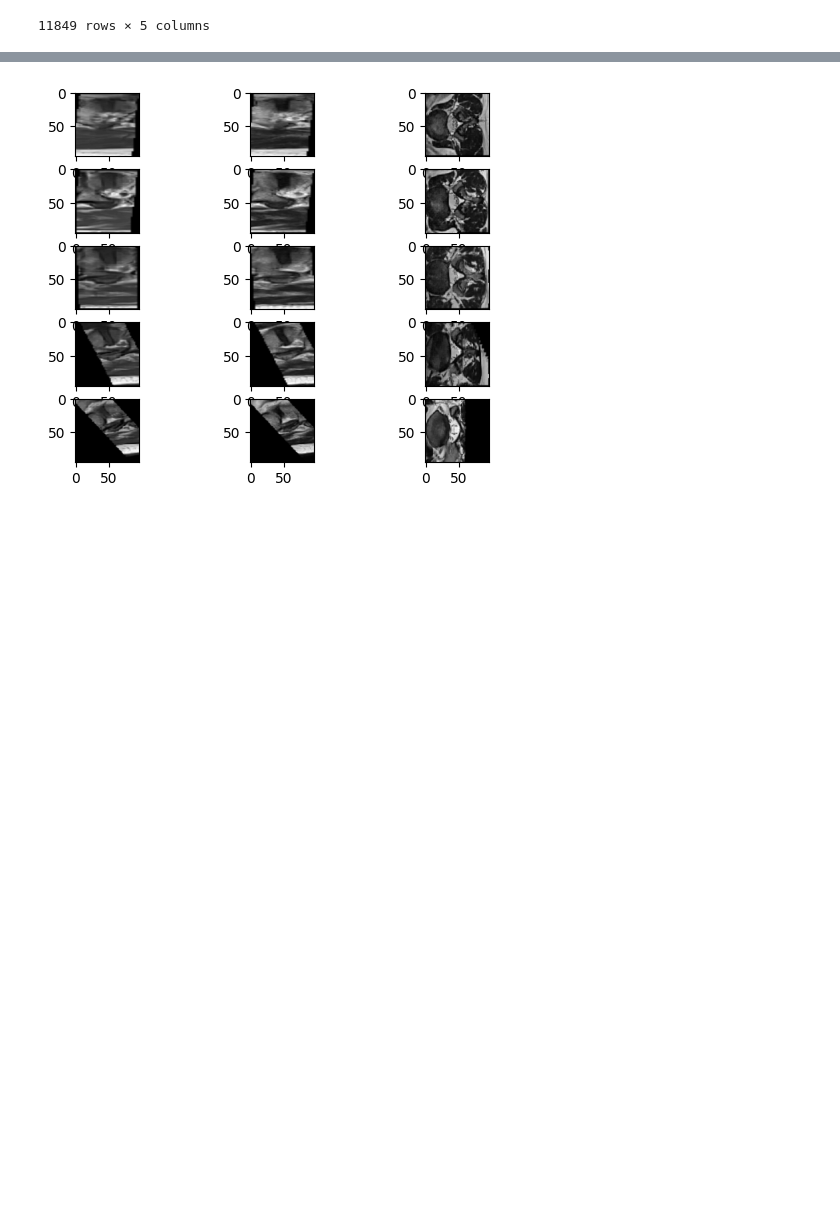
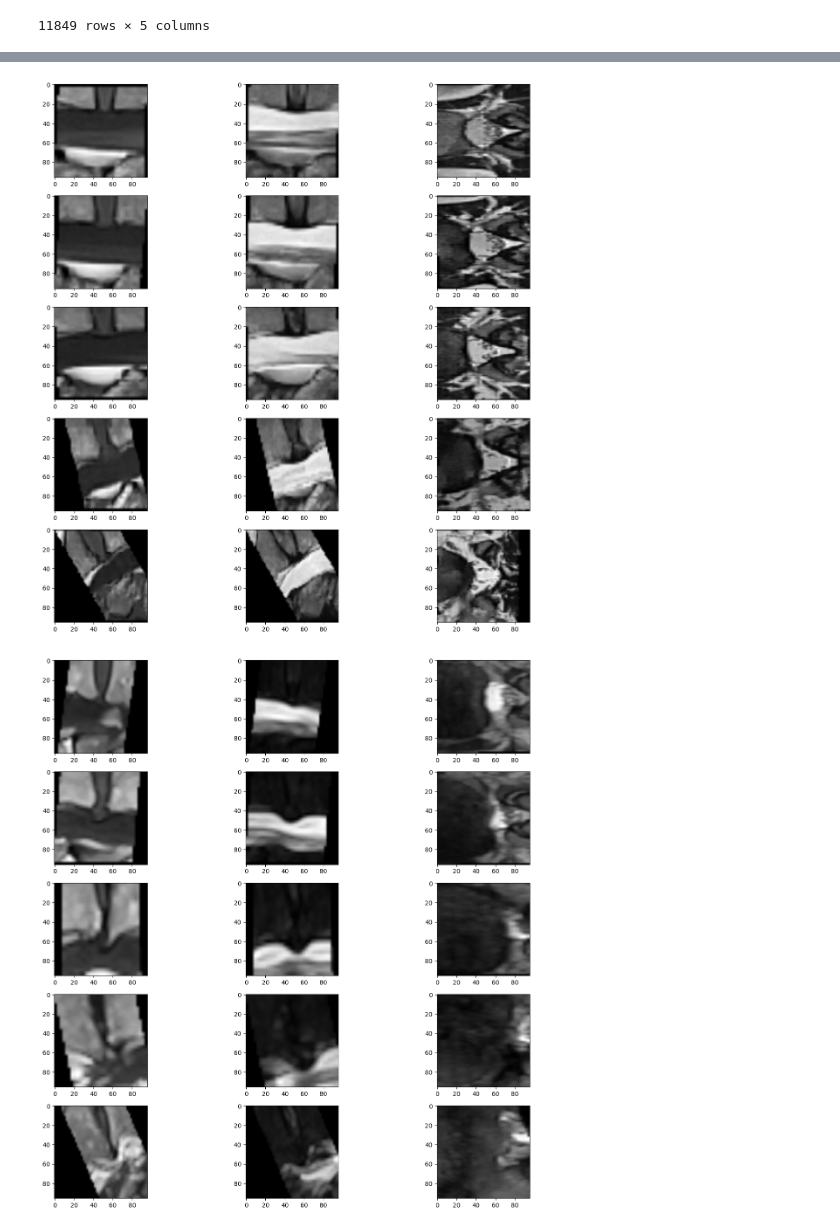
Before and after one commit to IDoCodingStuffs/rsna_2024, a Jupyter notebook: 3d_modeling/pc_loading.ipynb, the cells around one changed output, grey strips where cells are left out. Drawn from its saved outputs; the diff is of its cells as text; code cells hidden in the pictures; blank space fills up the shorter version.

```diff
--- a/3d_modeling/pc_loading.ipynb
+++ b/3d_modeling/pc_loading.ipynb
@@ -64,39 +64,40 @@ bounding_boxes
 9675 rows × 8 columns
 # %%
-f, axs = plt.subplots(5, 3)
 
-index = 0
+for index in range(10):
+    f, axs = plt.subplots(5, 3, figsize=(16,16))
 
-for i in range(index * 5, (index + 1) * 5):
-    row = bounding_boxes.iloc[i]
-    level = row['level'].replace("/", "").lower()
-    min_bound = np.array([row['x_min'], row['y_min'], row['z_min']])
-    max_bound = np.array([row['x_max'], row['y_max'], row['z_max']])
+    for i in range(index * 5, (index + 1) * 5):
+        row = bounding_boxes.iloc[i]
+        level = row['level'].replace("/", "").lower()
+        min_bound = np.array([row['x_min'], row['y_min'], row['z_min']])
+        max_bound = np.array([row['x_max'], row['y_max'], row['z_max']])
 
-    row_1 = coords.iloc[i]
-    row_2 = coords.iloc[i + 1]
+        row_1 = coords.iloc[i + index]
+        row_2 = coords.iloc[i + index + 1]
 
-    #level = (row_1['level'].str + "_" + row_2["level"].str).lower()
-    pt1 = np.array([row_1['x'], row_1['y'], row_1['z']])
-    pt2 = np.array([row_2['x'], row_2['y'], row_2['z']])
+        #level = (row_1['level'].str + "_" + row_2["level"].str).lower()
+        pt1 = np.array([row_1['x'], row_1['y'], row_1['z']])
+        pt2 = np.array([row_2['x'], row_2['y'], row_2['z']])
 
-    grid = read_vertebral_level_as_voxel_grid_nonaligned(
-        f"../data/rsna-2024-lumbar-spine-degenerative-classification/train_images/{row_1['study_id']}",
-        vertebral_level=level,
-        center_point_pair=(pt1,pt2),
-        min_bound=min_bound,
-        max_bound=max_bound,
-        series_type_dict=series_descs,
-        voxel_size=(96, 96, 96),
-        caching=False
-    )
+        grid = read_vertebral_level_as_voxel_grid_nonaligned(
+            f"../data/rsna-2024-lumbar-spine-degenerative-classification/train_images/{row_1['study_id']}",
+            vertebral_level=level,
+            center_point_pair=(pt1,pt2),
+            min_bound=min_bound,
+            max_bound=max_bound,
+            series_type_dict=series_descs,
+            voxel_size=(96, 96, 96),
+            caching=False
+        )
 
-    # grid = tf(grid.astype(np.float32))
+        # grid = tf(grid.astype(np.float32))
 
-    axs[i % 5, 0].imshow(grid[0, 28], cmap="gray")
-    axs[i % 5, 1].imshow(grid[2, 28], cmap="gray")
-    axs[i % 5, 2].imshow(grid[1, :, :, 50], cmap="gray")
+        axs[i % 5, 0].imshow(grid[0, 48], cmap="gray")
+        axs[i % 5, 1].imshow(grid[2, 48], cmap="gray")
+        axs[i % 5, 2].imshow(grid[1, :, :, 48], cmap="gray")
 
-plt.show()
+    plt.show()
 # %% [output]
-[figure, old version]
+[figure, new version]
+[figure, added]
```
Also changed, not shown: parts of 4 cells of this notebook, 5 other files.
